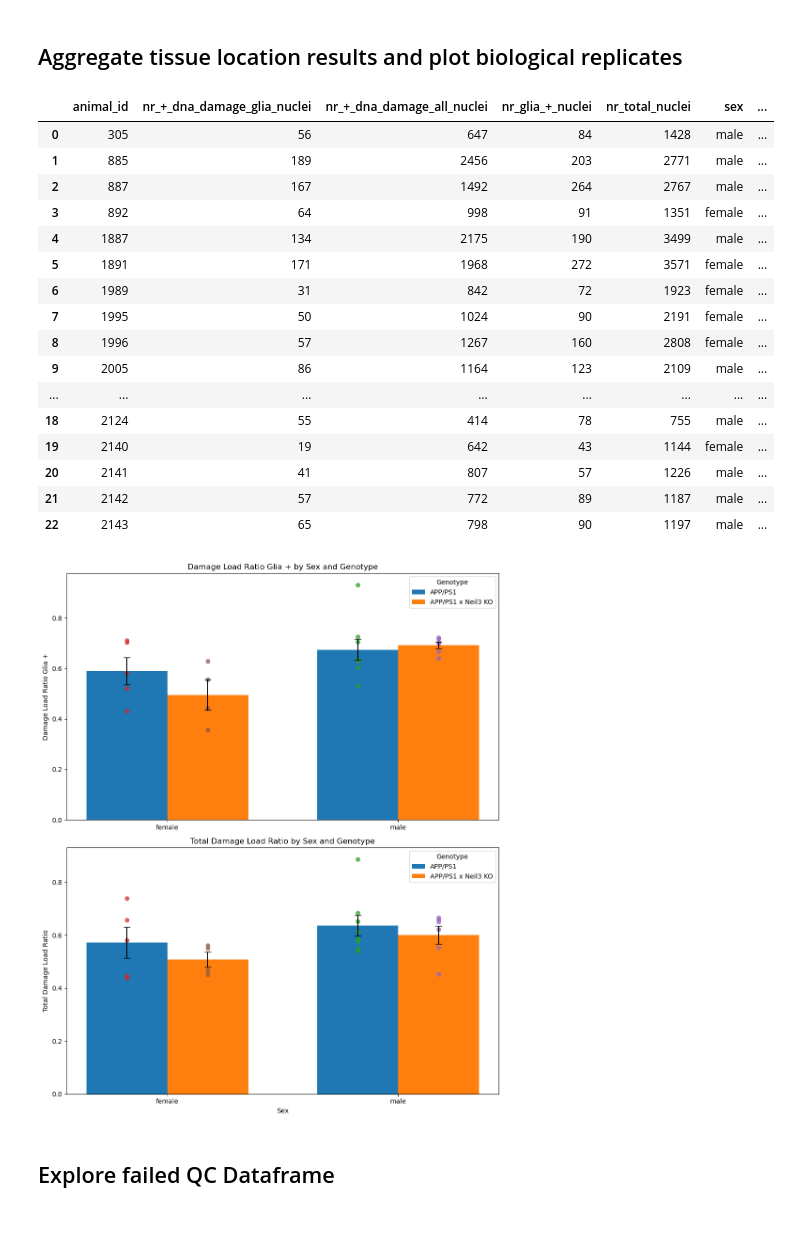
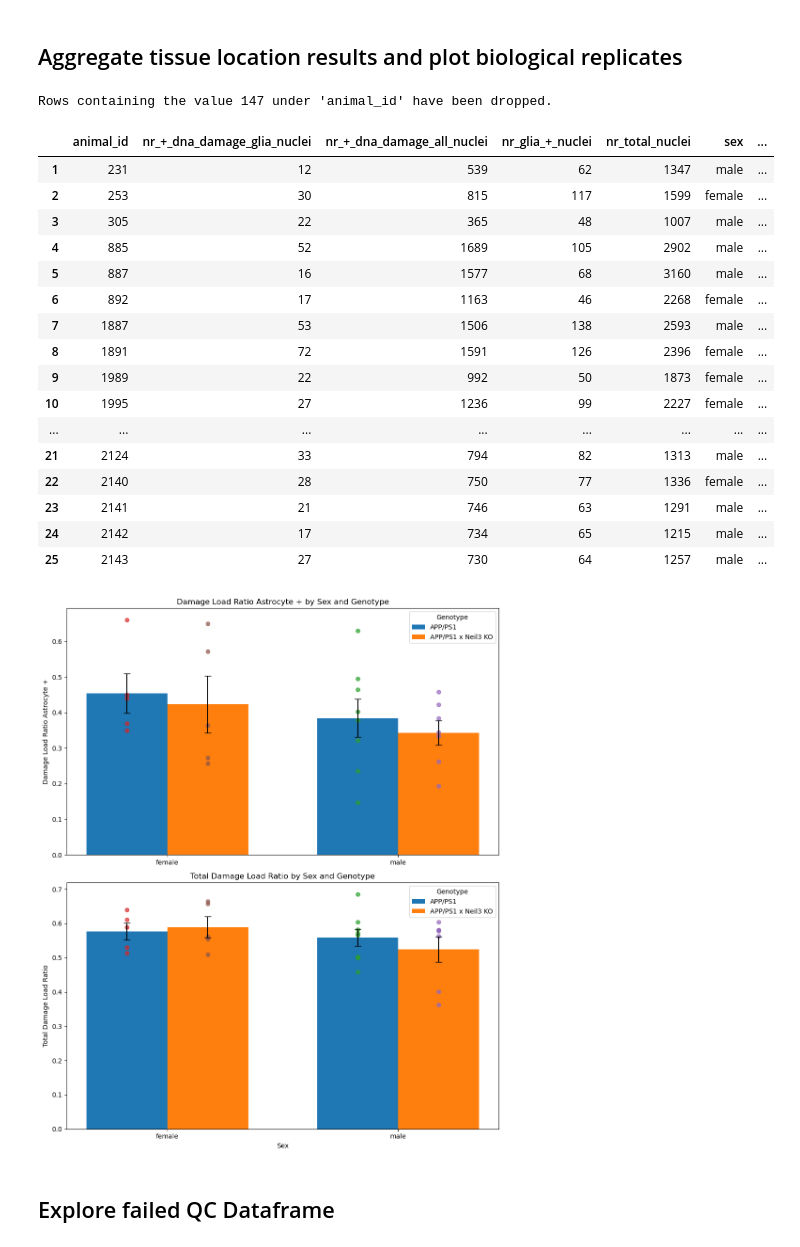
Before and after one commit to adiezsanchez/microglia_dna_damage, a Jupyter notebook: 2_data_exploration.ipynb, the cells around one changed output. Cells and saved outputs as stored; diff of their text form; code cells hidden in the pictures.

Commit message:
Latest run for astrocyte data

```diff
--- a/2_data_exploration.ipynb
+++ b/2_data_exploration.ipynb
@@ -8,10 +8,10 @@ import plotly.express as px
 <h2>Data analysis input</h2>
 # %%
 # Define the dataset results that you want to analyze below ("microglia" or "astrocyte")
-dataset = "microglia"
+dataset = "astrocyte"
 
 # Define the .csv results you want to explore and quality check
-csv_path = "./results/microglia_results_cellpdia30_sigma1_dilrad4_dnad_obj_seg_v1_gliaero6_gliathr20_dnadero2.csv"
+csv_path = "./results/astrocyte_results_cellpdia30_sigma1_dilrad4_dnad_obj_seg_v3_gliaero6_gliathr30_dnadero2.csv"
 
 # Read both results and mouse_id .csv files and load them into a Dataframe
 df, df_mouse_id, merged_df = read_results_csv(dataset, csv_path)
@@ -118,26 +118,43 @@ result_df['damage_load_ratio_glia_+'] = result_df['nr_+_dna_damage_glia_nuclei']
 # Calculate damage_load_ratio_total
 result_df['damage_load_ratio_total'] = result_df['nr_+_dna_damage_all_nuclei'] / result_df['nr_total_nuclei']
 
+# Manually drop animal_id 147 (staining not working in the astrocyte dataset)
+value = 147
+column_name = "animal_id"
+
+try:
+    # Check if the column exists in the DataFrame
+    if column_name in result_df.columns:
+        # Drop the rows where the column has the specified value
+        result_df = result_df[result_df[column_name] != value]
+        print(f"Rows containing the value {value} under '{column_name}' have been dropped.")
+    else:
+        print(f"The column '{column_name}' does not exist in the DataFrame.")
+
+except Exception as e:
+    print(f"An error occurred: {e}")
+
 # Display the new DataFrame
 result_df
 # %% [output]
+Rows containing the value 147 under 'animal_id' have been dropped.
 |  | animal_id | nr_+_dna_damage_glia_nuclei | nr_+_dna_damage_all_nuclei | nr_glia_+_nuclei | nr_total_nuclei | sex | ... |
-| 0 | 305 | 56 | 647 | 84 | 1428 | male | ... |
-| 1 | 885 | 189 | 2456 | 203 | 2771 | male | ... |
-| 2 | 887 | 167 | 1492 | 264 | 2767 | male | ... |
-| 3 | 892 | 64 | 998 | 91 | 1351 | female | ... |
-| 4 | 1887 | 134 | 2175 | 190 | 3499 | male | ... |
-| 5 | 1891 | 171 | 1968 | 272 | 3571 | female | ... |
-| 6 | 1989 | 31 | 842 | 72 | 1923 | female | ... |
-| 7 | 1995 | 50 | 1024 | 90 | 2191 | female | ... |
-| 8 | 1996 | 57 | 1267 | 160 | 2808 | female | ... |
-| 9 | 2005 | 86 | 1164 | 123 | 2109 | male | ... |
+| 1 | 231 | 12 | 539 | 62 | 1347 | male | ... |
+| 2 | 253 | 30 | 815 | 117 | 1599 | female | ... |
+| 3 | 305 | 22 | 365 | 48 | 1007 | male | ... |
+| 4 | 885 | 52 | 1689 | 105 | 2902 | male | ... |
+| 5 | 887 | 16 | 1577 | 68 | 3160 | male | ... |
+| 6 | 892 | 17 | 1163 | 46 | 2268 | female | ... |
+| 7 | 1887 | 53 | 1506 | 138 | 2593 | male | ... |
+| 8 | 1891 | 72 | 1591 | 126 | 2396 | female | ... |
+| 9 | 1989 | 22 | 992 | 50 | 1873 | female | ... |
+| 10 | 1995 | 27 | 1236 | 99 | 2227 | female | ... |
 | ... | ... | ... | ... | ... | ... | ... | ... |
-| 18 | 2124 | 55 | 414 | 78 | 755 | male | ... |
-| 19 | 2140 | 19 | 642 | 43 | 1144 | female | ... |
-| 20 | 2141 | 41 | 807 | 57 | 1226 | male | ... |
-| 21 | 2142 | 57 | 772 | 89 | 1187 | male | ... |
-| 22 | 2143 | 65 | 798 | 90 | 1197 | male | ... |
+| 21 | 2124 | 33 | 794 | 82 | 1313 | male | ... |
+| 22 | 2140 | 28 | 750 | 77 | 1336 | female | ... |
+| 23 | 2141 | 21 | 746 | 63 | 1291 | male | ... |
+| 24 | 2142 | 17 | 734 | 65 | 1215 | male | ... |
+| 25 | 2143 | 27 | 730 | 64 | 1257 | male | ... |
 # %%
 import matplotlib.pyplot as plt
 import numpy as np
@@ -179,36 +196,36 @@ for i, genotype in enumerate(grouped['genotype'].unique()):
 # Adding individual points for damage_load_ratio_glia_+
 for i, genotype in enumerate(grouped['genotype'].unique()):
     for sex in result_df['sex'].unique():
         subset = result_df[(result_df['genotype'] == genotype) & (result_df['sex'] == sex)]
         x = np.full_like(subset['damage_load_ratio_glia_+'], index[list(pivot_glia.index).index(sex)] + i * bar_width)
         ax1.scatter(x, subset['damage_load_ratio_glia_+'], alpha=0.7)
 
 # Adding individual points for damage_load_ratio_total
 for i, genotype in enumerate(grouped['genotype'].unique()):
     for sex in result_df['sex'].unique():
         subset = result_df[(result_df['genotype'] == genotype) & (result_df['sex'] == sex)]
         x = np.full_like(subset['damage_load_ratio_total'], index[list(pivot_total.index).index(sex)] + i * bar_width)
         ax2.scatter(x, subset['damage_load_ratio_total'], alpha=0.7)
 
 # Setting labels and titles
-ax1.set_ylabel('Damage Load Ratio Glia +')
-ax1.set_title('Damage Load Ratio Glia + by Sex and Genotype')
+ax1.set_ylabel(f'Damage Load Ratio {dataset.capitalize()} +')
+ax1.set_title(f'Damage Load Ratio {dataset.capitalize()} + by Sex and Genotype')
 ax1.set_xticks(index + bar_width / 2)
 ax1.set_xticklabels(pivot_glia.index)
 ax1.legend(title="Genotype")
 
 ax2.set_xlabel('Sex')
 ax2.set_ylabel('Total Damage Load Ratio')
 ax2.set_title('Total Damage Load Ratio by Sex and Genotype')
 ax2.set_xticks(index + bar_width / 2)
 ax2.set_xticklabels(pivot_total.index)
 ax2.legend(title="Genotype")
 
 # Show plot
 plt.tight_layout()
 plt.show()
 # %% [output]
-[figure, old version]
+[figure, new version]
 # %% [markdown]
 <h2>Explore failed QC Dataframe</h2>
 # %%
```
Also changed, not shown: parts of 3 cells of this notebook, 3 other files.
